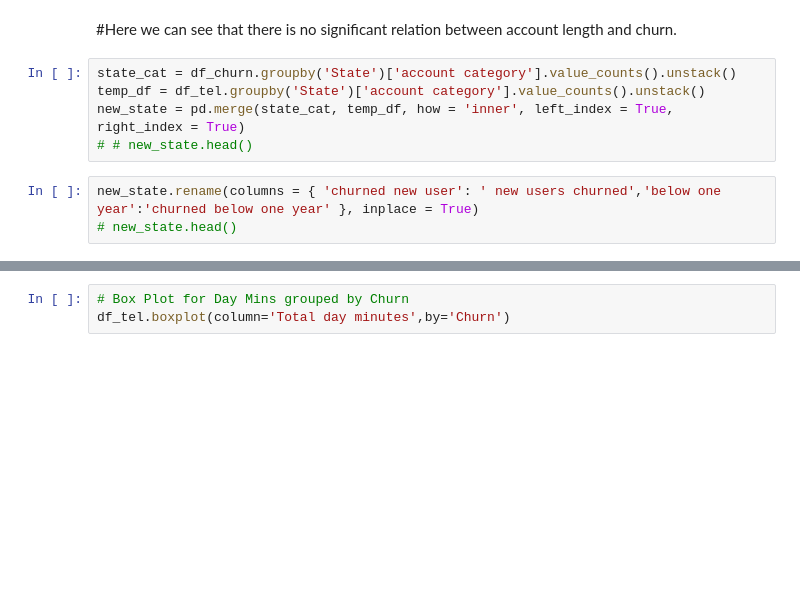
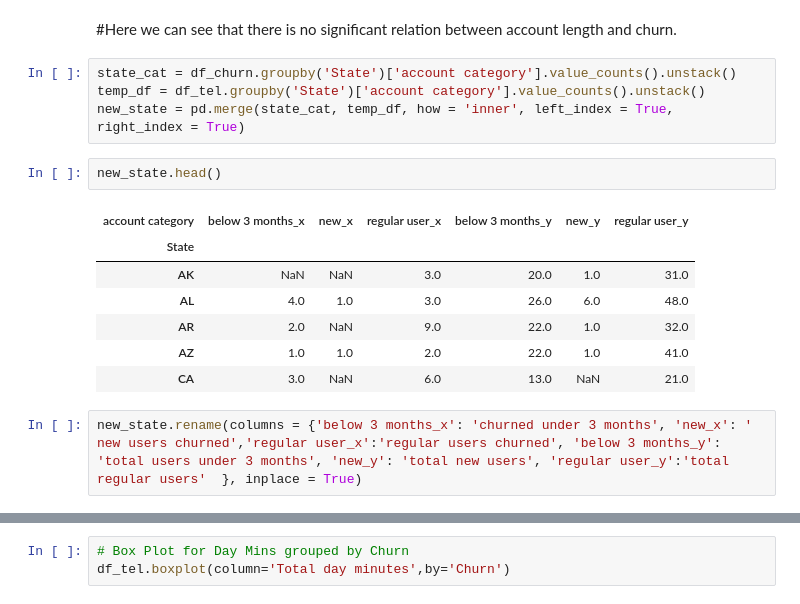
Before and after one commit to Ashvin-Vargez/Telecom-Churn-Analysis-EDA-Project-, a Jupyter notebook: eda_Telecom_Churn_Analysis_Capstone_Project.ipynb, the cells around one changed output, grey strips where cells are left out. Cells and saved outputs as stored; diff of their text form; blank space fills up the shorter version.

Commit message:
Corrected account length categories

```diff
--- a/eda_Telecom_Churn_Analysis_Capstone_Project.ipynb
+++ b/eda_Telecom_Churn_Analysis_Capstone_Project.ipynb
@@ -501,10 +501,18 @@ df_tel.boxplot(column='Account length',by='Churn')
 state_cat = df_churn.groupby('State')['account category'].value_counts().unstack()
 temp_df = df_tel.groupby('State')['account category'].value_counts().unstack()
 new_state = pd.merge(state_cat, temp_df, how = 'inner', left_index = True, right_index = True)
-# # new_state.head()
-# %%
-new_state.rename(columns = { 'churned new user': ' new users churned','below one year':'churned below one year' }, inplace = True)
-# new_state.head()
+# %%
+new_state.head()
+# %% [output]
+| account category | below 3 months_x | new_x | regular user_x | below 3 months_y | new_y | regular user_y |
+| State |  |  |  |  |  |  |
+| AK | NaN | NaN | 3.0 | 20.0 | 1.0 | 31.0 |
+| AL | 4.0 | 1.0 | 3.0 | 26.0 | 6.0 | 48.0 |
+| AR | 2.0 | NaN | 9.0 | 22.0 | 1.0 | 32.0 |
+| AZ | 1.0 | 1.0 | 2.0 | 22.0 | 1.0 | 41.0 |
+| CA | 3.0 | NaN | 6.0 | 13.0 | NaN | 21.0 |
+# %%
+new_state.rename(columns = {'below 3 months_x': 'churned under 3 months', 'new_x': ' new users churned','regular user_x':'regular users churned', 'below 3 months_y': 'total users under 3 months', 'new_y': 'total new users', 'regular user_y':'total regular users'  }, inplace = True)
 # %%
 plt.plot(new_state)
 plt.title('percentage of customer churn per state')
```
Also changed, not shown: parts of 8 cells of this notebook.
